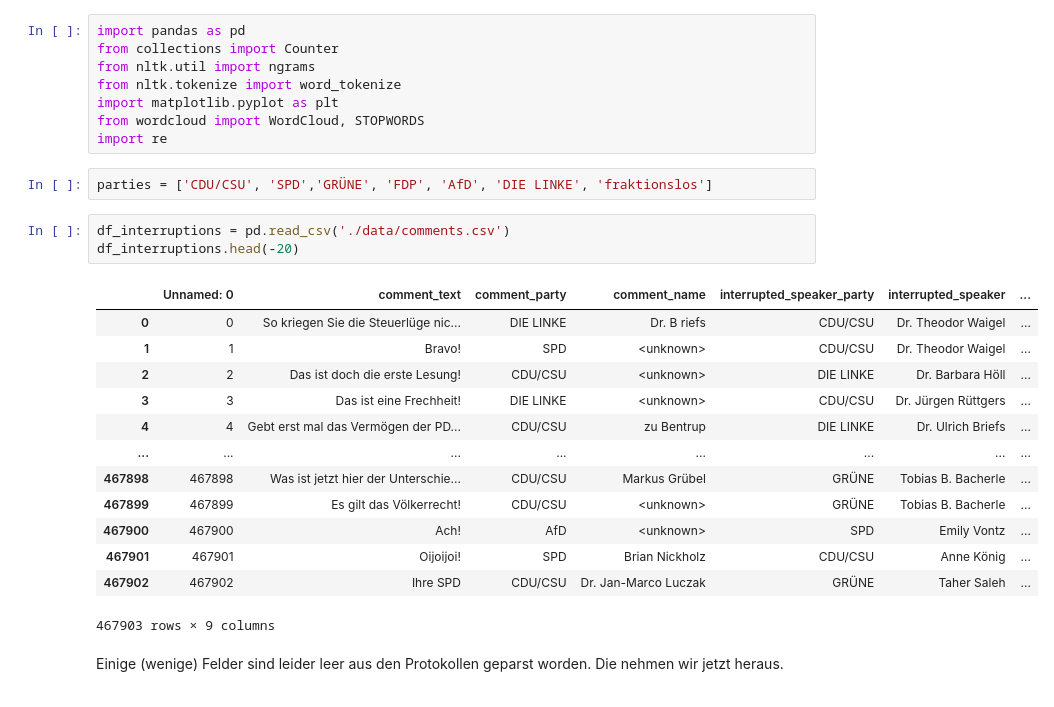
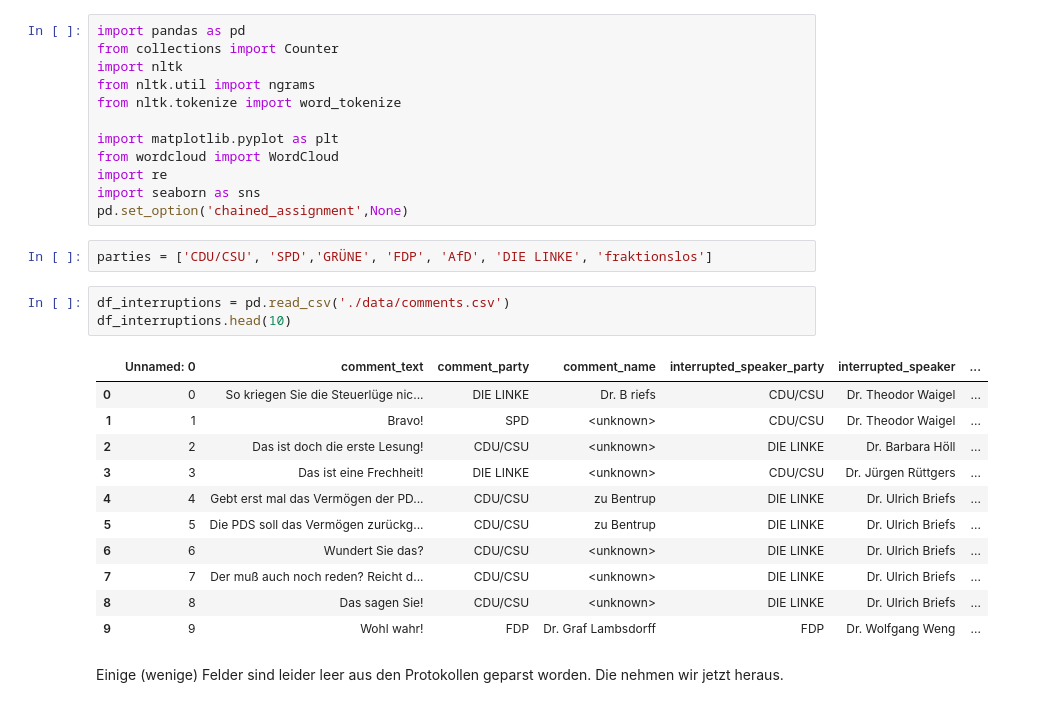
Before and after one commit to stellamoR/bundestag_zwischenrufe, a Jupyter notebook: 04_2_stats_interruptions_words.ipynb, the cells around one changed output. Drawn from its saved outputs; the diff is of its cells as text.

```diff
--- a/04_2_stats_interruptions_words.ipynb
+++ b/04_2_stats_interruptions_words.ipynb
@@ -1,30 +1,32 @@
 # %%
 import pandas as pd
 from collections import Counter
+import nltk
 from nltk.util import ngrams
 from nltk.tokenize import word_tokenize
+
 import matplotlib.pyplot as plt
-from wordcloud import WordCloud, STOPWORDS
+from wordcloud import WordCloud
 import re
+import seaborn as sns
+pd.set_option('chained_assignment',None)
 # %%
 parties = ['CDU/CSU', 'SPD','GRÜNE', 'FDP', 'AfD', 'DIE LINKE', 'fraktionslos']
 # %%
 df_interruptions = pd.read_csv('./data/comments.csv')
-df_interruptions.head(-20)
+df_interruptions.head(10)
 # %% [output]
 |  | Unnamed: 0 | comment_text | comment_party | comment_name | interrupted_speaker_party | interrupted_speaker | ... |
 | 0 | 0 | So kriegen Sie die Steuerlüge nic... | DIE LINKE | Dr. B riefs | CDU/CSU | Dr. Theodor Waigel | ... |
 | 1 | 1 | Bravo! | SPD | <unknown> | CDU/CSU | Dr. Theodor Waigel | ... |
 | 2 | 2 | Das ist doch die erste Lesung! | CDU/CSU | <unknown> | DIE LINKE | Dr. Barbara Höll | ... |
 | 3 | 3 | Das ist eine Frechheit! | DIE LINKE | <unknown> | CDU/CSU | Dr. Jürgen Rüttgers | ... |
 | 4 | 4 | Gebt erst mal das Vermögen der PD... | CDU/CSU | zu Bentrup | DIE LINKE | Dr. Ulrich Briefs | ... |
-| ... | ... | ... | ... | ... | ... | ... | ... |
-| 467898 | 467898 | Was ist jetzt hier der Unterschie... | CDU/CSU | Markus Grübel | GRÜNE | Tobias B. Bacherle | ... |
-| 467899 | 467899 | Es gilt das Völkerrecht! | CDU/CSU | <unknown> | GRÜNE | Tobias B. Bacherle | ... |
-| 467900 | 467900 | Ach! | AfD | <unknown> | SPD | Emily Vontz | ... |
-| 467901 | 467901 | Oijoijoi! | SPD | Brian Nickholz | CDU/CSU | Anne König | ... |
-| 467902 | 467902 | Ihre SPD | CDU/CSU | Dr. Jan-Marco Luczak | GRÜNE | Taher Saleh | ... |
+| 5 | 5 | Die PDS soll das Vermögen zurückg... | CDU/CSU | zu Bentrup | DIE LINKE | Dr. Ulrich Briefs | ... |
+| 6 | 6 | Wundert Sie das? | CDU/CSU | <unknown> | DIE LINKE | Dr. Ulrich Briefs | ... |
+| 7 | 7 | Der muß auch noch reden? Reicht d... | CDU/CSU | <unknown> | DIE LINKE | Dr. Ulrich Briefs | ... |
+| 8 | 8 | Das sagen Sie! | CDU/CSU | <unknown> | DIE LINKE | Dr. Ulrich Briefs | ... |
+| 9 | 9 | Wohl wahr! | FDP | Dr. Graf Lambsdorff | FDP | Dr. Wolfgang Weng | ... |
-467903 rows × 9 columns
 # %% [markdown]
 Einige (wenige) Felder sind leider leer aus den Protokollen geparst worden. Die nehmen wir jetzt heraus.
 # %%
```
Also changed, not shown: parts of 18 cells of this notebook.
